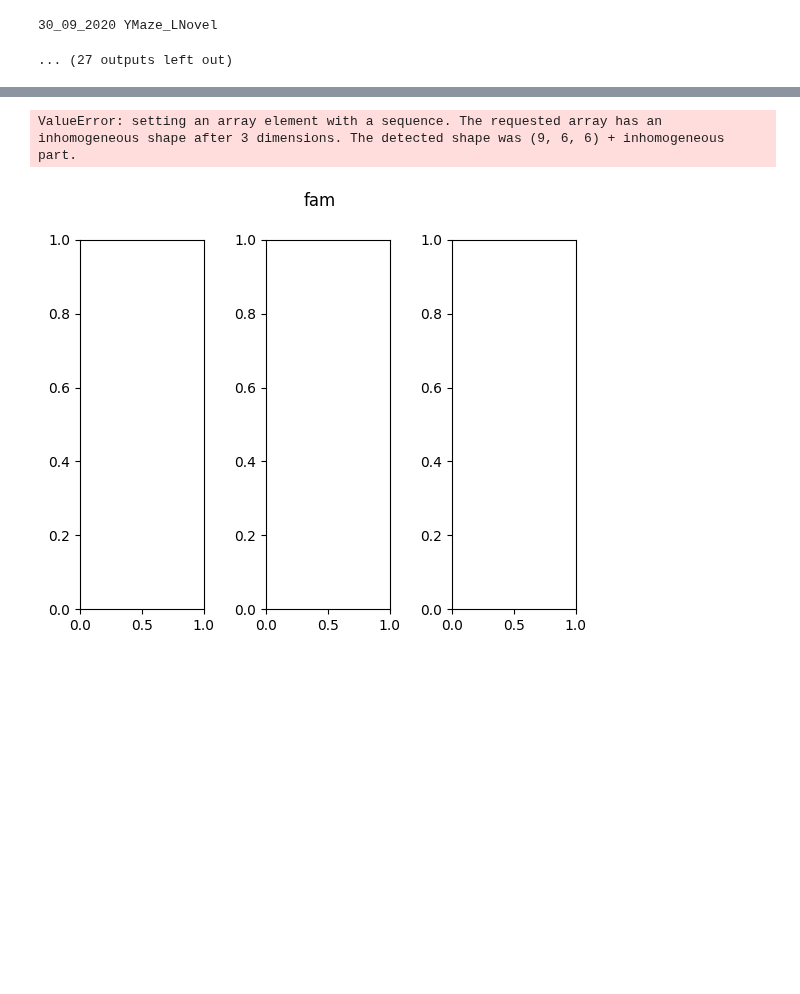
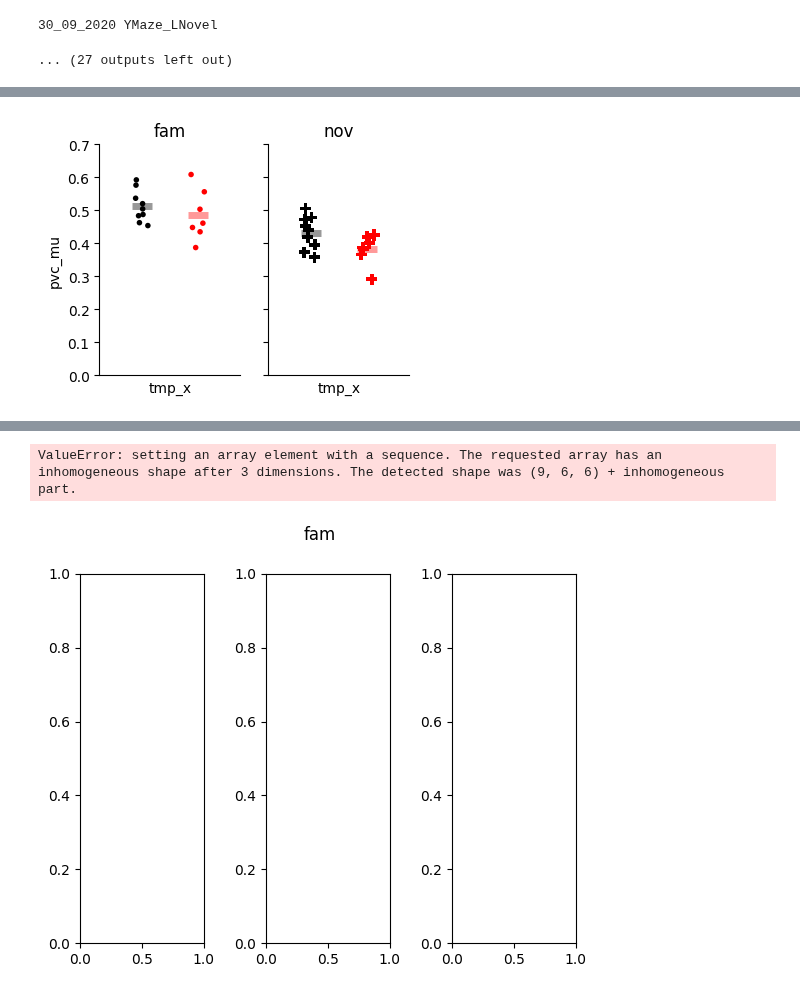
Before and after one commit to GiocomoLab/STX3KO_analyses, a Jupyter notebook: notebooks/figure2/pv_cross_corr.ipynb, the cells around one changed output, grey strips where cells are left out. Drawn from its saved outputs; the diff is of its cells as text; code cells hidden in the pictures; blank space fills up the shorter version.

```diff
--- a/notebooks/figure2/pv_cross_corr.ipynb
+++ b/notebooks/figure2/pv_cross_corr.ipynb
@@ -151,0 +182,46 @@ for ttype in ['fam', 'nov']:
+# %%
+import seaborn as sns
+
+mu_df['tmp_x'] = 0
+
+fig,ax = plt.subplots(1,2, figsize=[4,3], sharey = True)
+for i, nov in enumerate(('fam','nov')):
+    if nov == 'nov':
+        marker = 'P'
+        s = 8
+    else:
+        marker = '.'
+        s = 8
+    sns.stripplot(data=mu_df.loc[mu_df['ttype']==nov,:],
+                x='tmp_x',
+                y='pvc_mu',
+                hue='cond',
+                hue_order=('ctrl', 'ko'),
+                palette=['black', 'red'],
+                dodge=True,
+                ax=ax[i], marker = marker, s=s,
+                legend=False)
+
+    sns.pointplot(data=mu_df.loc[mu_df['ttype']==nov,:],
+              x='tmp_x',
+              y='pvc_mu',
+              errorbar=None,
+              hue='cond',
+              hue_order = ['ctrl', 'ko'],
+              dodge = .4,
+              palette = ['black', 'red'],
+              ax=ax[i],
+              linestyles="none",
+              marker="_", markersize=15, markeredgewidth=5, legend=False, alpha=.4,
+              )
+    ax[i].set_title(nov)
+
+for a in ax:
+    a.spines['top'].set_visible(False)
+    a.spines['right'].set_visible(False)
+    a.set_ylim([0,.7])
+    a.set_xticks([])
+
+fig.savefig(figdir / f'cell_corr_acrossdays_stripplot.pdf')
+# %% [output]
+[figure, added]
```
Also changed, not shown: parts of 11 cells of this notebook, 18 other files.
